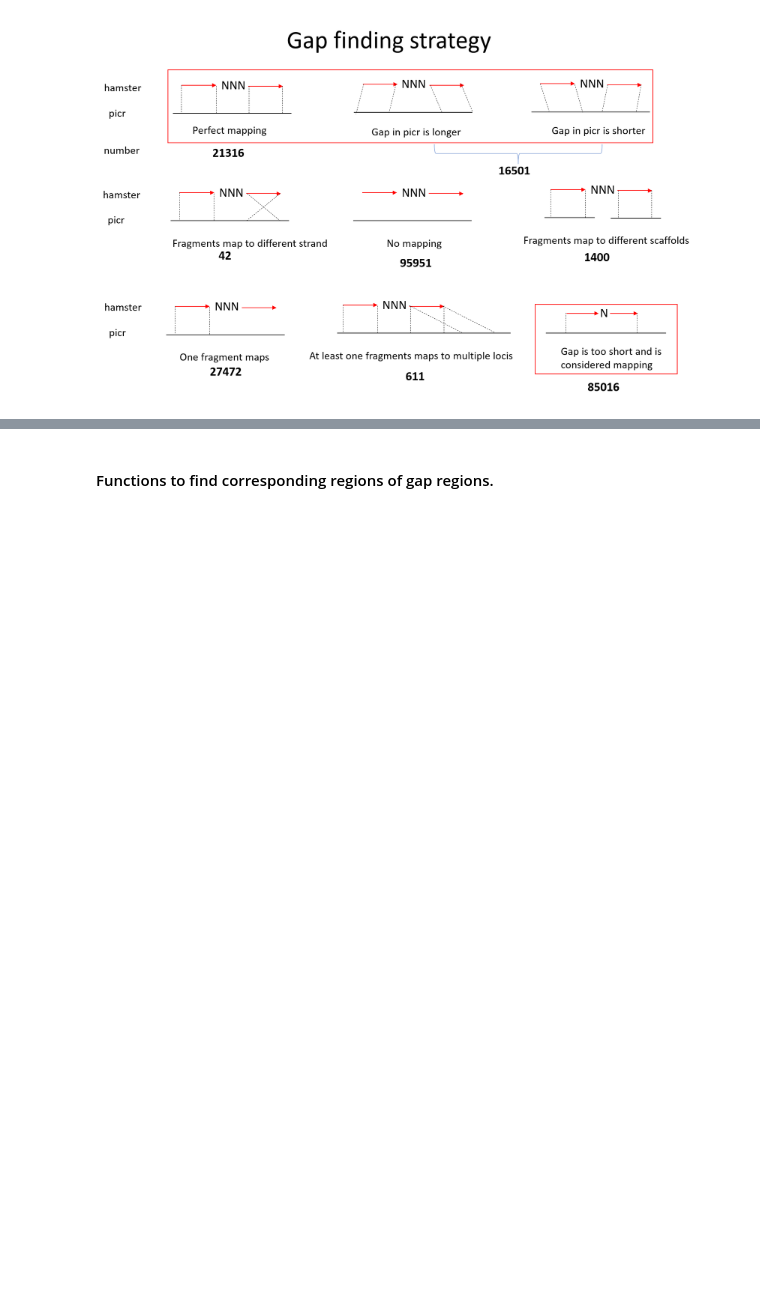
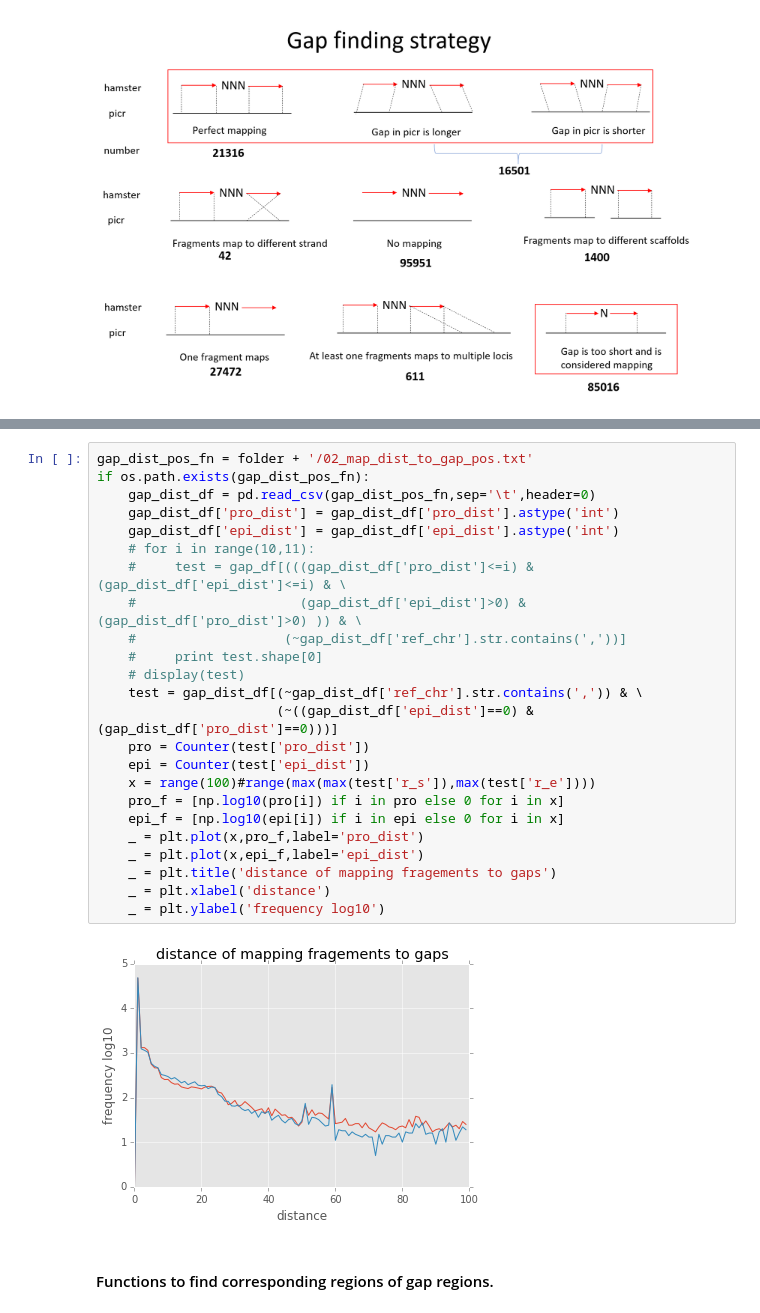
Before and after one commit to LewisLabUCSD/assembly_gaps, a Jupyter notebook: gap_analysis_between_two_assembly.ipynb, the cells around one changed output, grey strips where cells are left out. Drawn from its saved outputs; the diff is of its cells as text; blank space fills up the shorter version.

```diff
--- a/gap_analysis_between_two_assembly.ipynb
+++ b/gap_analysis_between_two_assembly.ipynb
@@ -168,3 +227,29 @@ Image(filename = folder + "/gap_finding_strategy.png", width=600, height=500)
+# %%
+gap_dist_pos_fn = folder + '/02_map_dist_to_gap_pos.txt'
+if os.path.exists(gap_dist_pos_fn):
+    gap_dist_df = pd.read_csv(gap_dist_pos_fn,sep='\t',header=0)
+    gap_dist_df['pro_dist'] = gap_dist_df['pro_dist'].astype('int')
+    gap_dist_df['epi_dist'] = gap_dist_df['epi_dist'].astype('int')
+    # for i in range(10,11):
+    #     test = gap_df[(((gap_dist_df['pro_dist']<=i) & (gap_dist_df['epi_dist']<=i) & \
+    #                     (gap_dist_df['epi_dist']>0) & (gap_dist_df['pro_dist']>0) )) & \
+    #                   (~gap_dist_df['ref_chr'].str.contains(','))]
+    #     print test.shape[0]
+    # display(test)
+    test = gap_dist_df[(~gap_dist_df['ref_chr'].str.contains(',')) & \
+                       (~((gap_dist_df['epi_dist']==0) & (gap_dist_df['pro_dist']==0)))]
+    pro = Counter(test['pro_dist'])
+    epi = Counter(test['epi_dist'])
+    x = range(100)#range(max(max(test['r_s']),max(test['r_e'])))
+    pro_f = [np.log10(pro[i]) if i in pro else 0 for i in x]
+    epi_f = [np.log10(epi[i]) if i in epi else 0 for i in x]
+    _ = plt.plot(x,pro_f,label='pro_dist')
+    _ = plt.plot(x,epi_f,label='epi_dist')
+    _ = plt.title('distance of mapping fragements to gaps')
+    _ = plt.xlabel('distance')
+    _ = plt.ylabel('frequency log10')
+# %% [output]
+[figure, added]
 # %% [markdown]
 #### Functions to find corresponding regions of gap regions.
 # %%
```
Also changed, not shown: parts of 23 cells of this notebook.
